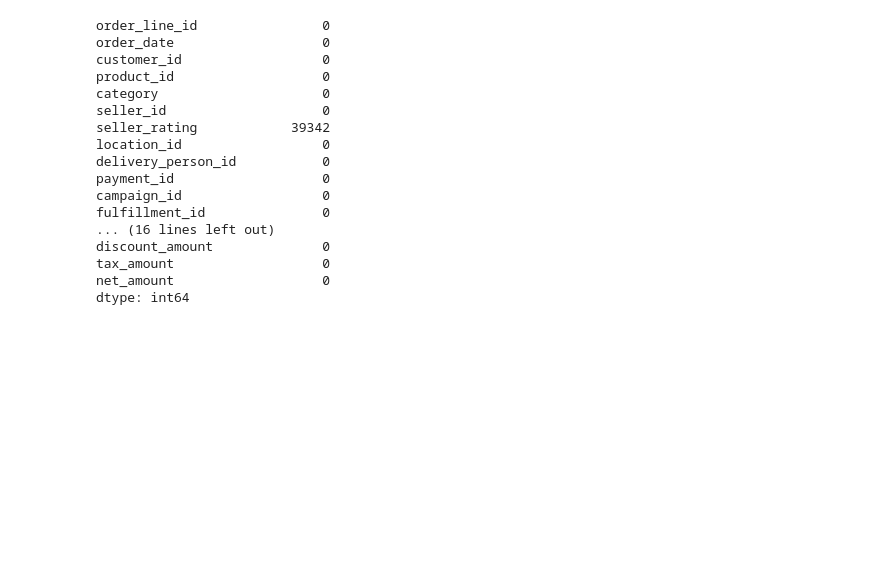
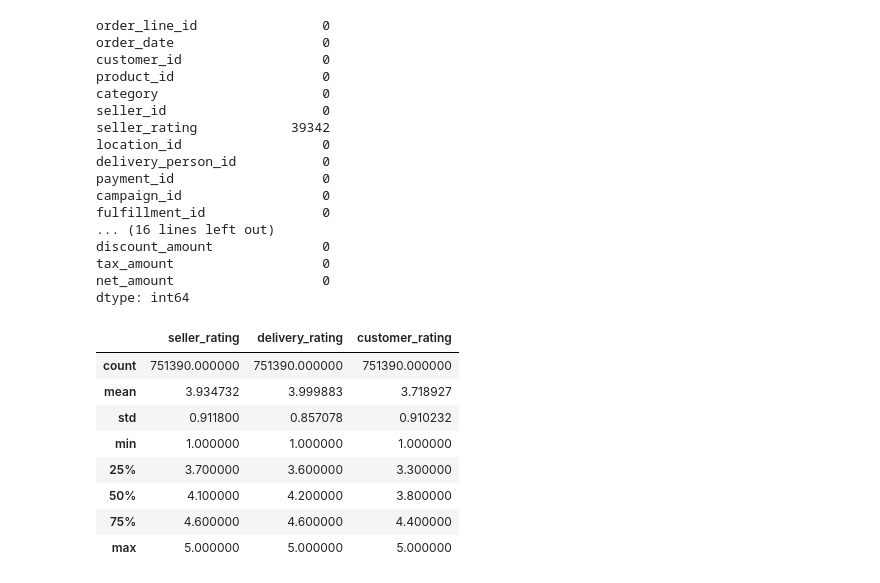
Before and after one commit to BhupathiTharun/Supply-chain-data-warehouse, a Jupyter notebook: data_cleaning.ipynb, the cells around one changed output. Saved outputs shown, nothing was run; the diff lists cells and outputs as text; code cells hidden in the pictures; blank space fills up the shorter version.

```diff
--- a/data_cleaning.ipynb
+++ b/data_cleaning.ipynb
@@ -101,3 +101,17 @@ discount_amount              0
 tax_amount                   0
 net_amount                   0
 dtype: int64
+# %%
+missing_values=df[['seller_rating','return_date','delivery_rating','customer_rating','review_text']]
+# %%
+missing_values.describe()
+# %% [output]
+|  | seller_rating | delivery_rating | customer_rating |
+| count | 751390.000000 | 751390.000000 | 751390.000000 |
+| mean | 3.934732 | 3.999883 | 3.718927 |
+| std | 0.911800 | 0.857078 | 0.910232 |
+| min | 1.000000 | 1.000000 | 1.000000 |
+| 25% | 3.700000 | 3.600000 | 3.300000 |
+| 50% | 4.100000 | 4.200000 | 3.800000 |
+| 75% | 4.600000 | 4.600000 | 4.400000 |
+| max | 5.000000 | 5.000000 | 5.000000 |
```
Also changed, not shown: parts of 12 cells of this notebook.
